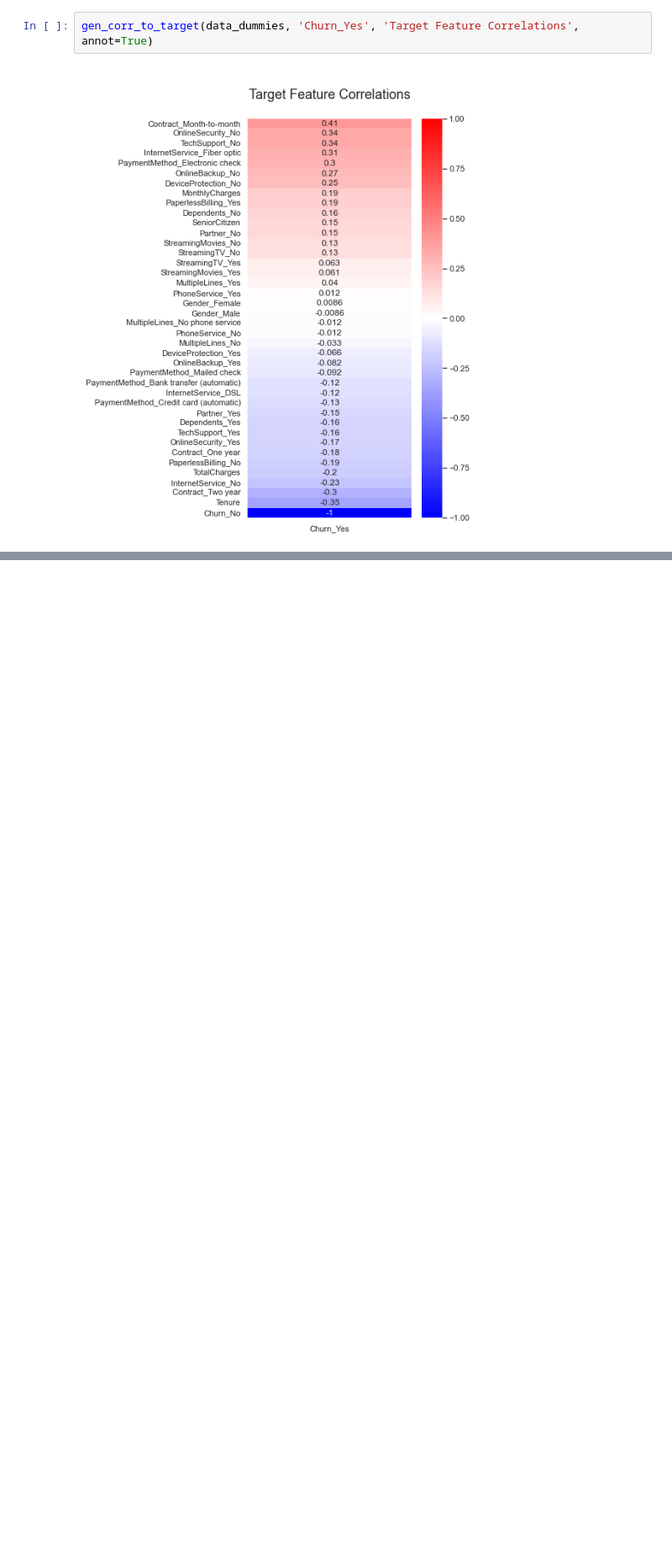
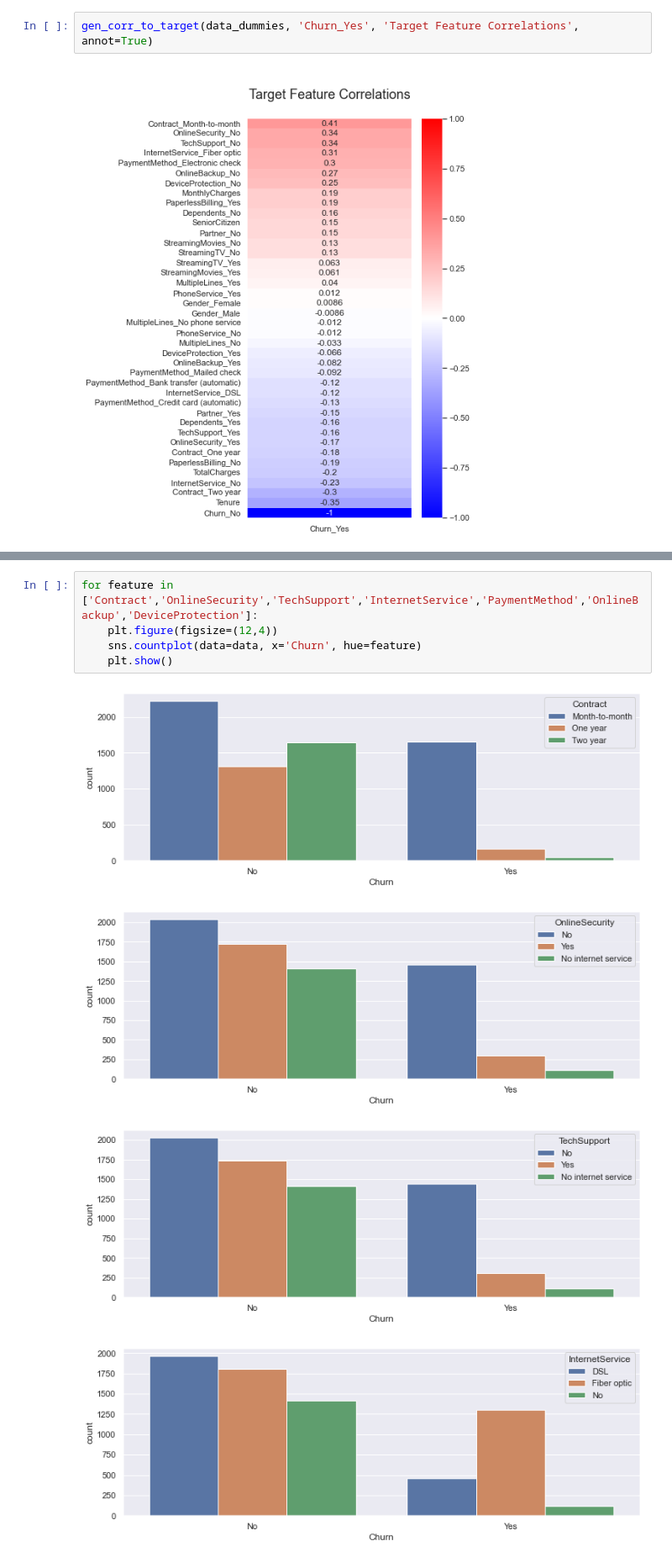
Before and after one commit to noahscantron/Telecom_Customer_Churn, a Jupyter notebook: Telecom_Customer_Churn.ipynb, the cells around one changed output, grey strips where cells are left out. Shown at 84% size. Cells and saved outputs as stored; diff of their text form; blank space fills up the shorter version.

```diff
--- a/Telecom_Customer_Churn.ipynb
+++ b/Telecom_Customer_Churn.ipynb
@@ -352,0 +362,10 @@ gen_corr_heatmap(data_dummies, 'Feature Correlations')
+# %%
+for feature in ['Contract','OnlineSecurity','TechSupport','InternetService','PaymentMethod','OnlineBackup','DeviceProtection']:
+    plt.figure(figsize=(12,4))
+    sns.countplot(data=data, x='Churn', hue=feature)
+    plt.show()
+# %% [output]
+[figure, added]
+[figure, added]
+[figure, added]
+[figure, added]
```
Also changed, not shown: parts of 12 cells of this notebook.
